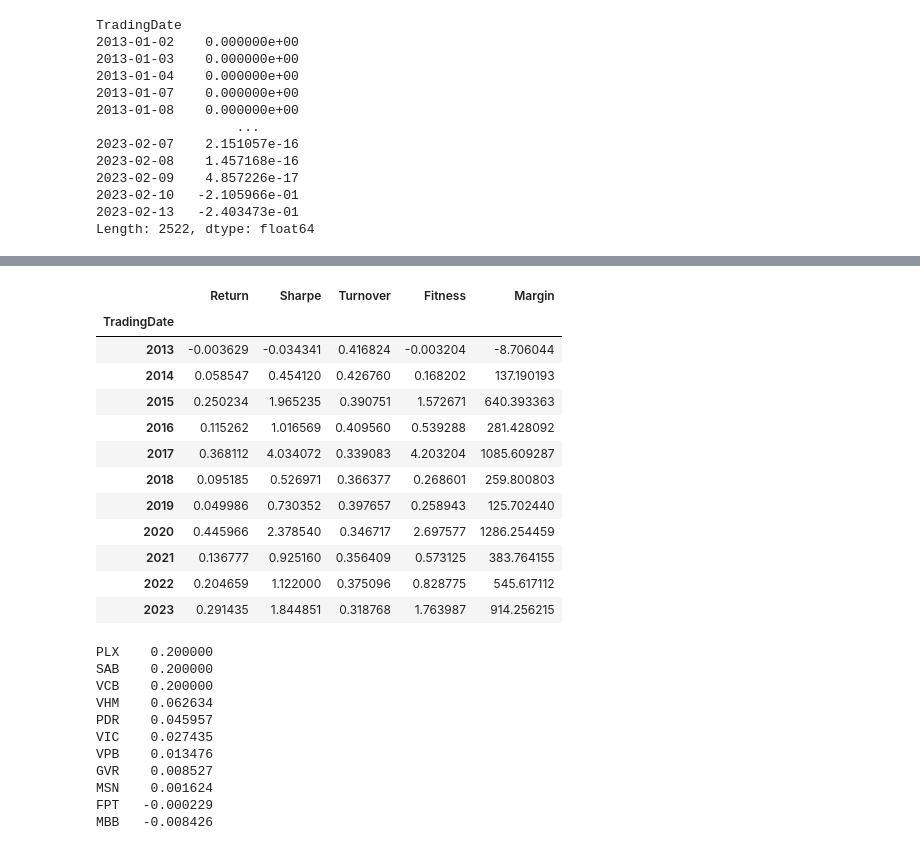
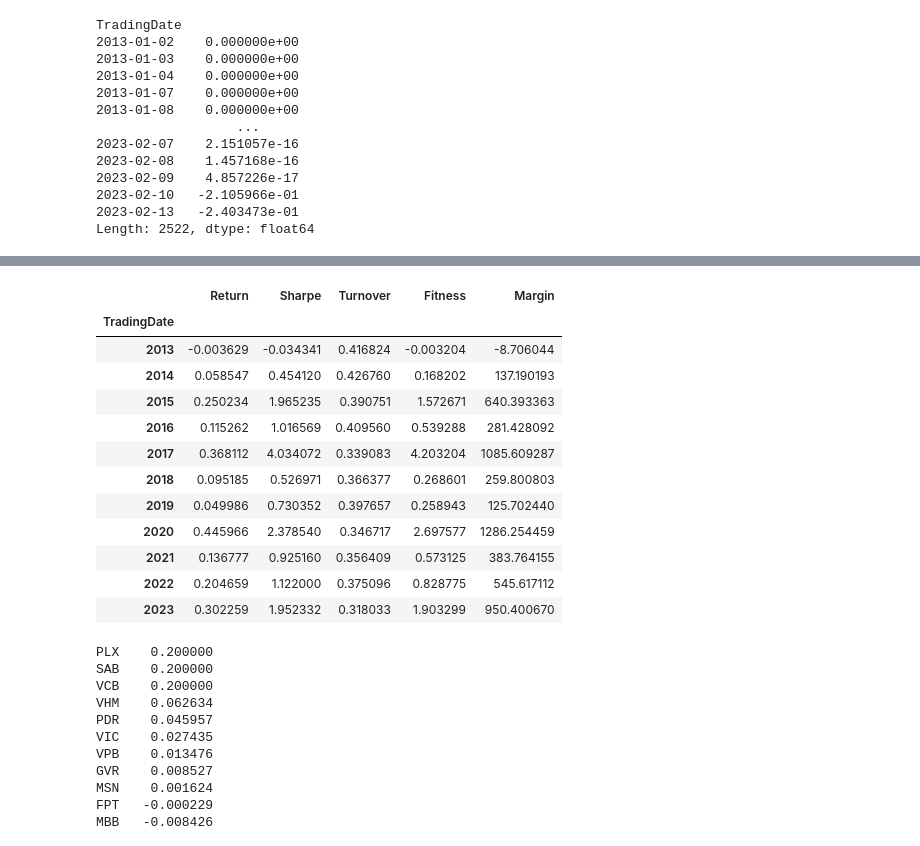
Before and after one commit to khanhtrinh2003/VN30-Strategy, a Jupyter notebook: main.ipynb, the cells around one changed output, grey strips where cells are left out. Saved outputs shown, nothing was run; the diff lists cells and outputs as text; code cells hidden in the pictures.

```diff
--- a/main.ipynb
+++ b/main.ipynb
@@ -86,19 +86,19 @@ a.get_overall()
 # %%
-a.get_summary()
+b.get_summary()
 # %% [output]
 |  | Return | Sharpe | Turnover | Fitness | Margin |
 | TradingDate |  |  |  |  |  |
 | 2013 | -0.003629 | -0.034341 | 0.416824 | -0.003204 | -8.706044 |
 | 2014 | 0.058547 | 0.454120 | 0.426760 | 0.168202 | 137.190193 |
 | 2015 | 0.250234 | 1.965235 | 0.390751 | 1.572671 | 640.393363 |
 | 2016 | 0.115262 | 1.016569 | 0.409560 | 0.539288 | 281.428092 |
 | 2017 | 0.368112 | 4.034072 | 0.339083 | 4.203204 | 1085.609287 |
 | 2018 | 0.095185 | 0.526971 | 0.366377 | 0.268601 | 259.800803 |
 | 2019 | 0.049986 | 0.730352 | 0.397657 | 0.258943 | 125.702440 |
 | 2020 | 0.445966 | 2.378540 | 0.346717 | 2.697577 | 1286.254459 |
 | 2021 | 0.136777 | 0.925160 | 0.356409 | 0.573125 | 383.764155 |
 | 2022 | 0.204659 | 1.122000 | 0.375096 | 0.828775 | 545.617112 |
-| 2023 | 0.291435 | 1.844851 | 0.318768 | 1.763987 | 914.256215 |
+| 2023 | 0.302259 | 1.952332 | 0.318033 | 1.903299 | 950.400670 |
 # %%
 w1.iloc[-1,:].sort_values(ascending=False)
 # %% [output]
```
Also changed, not shown: parts of 12 cells of this notebook, 2 other files.
